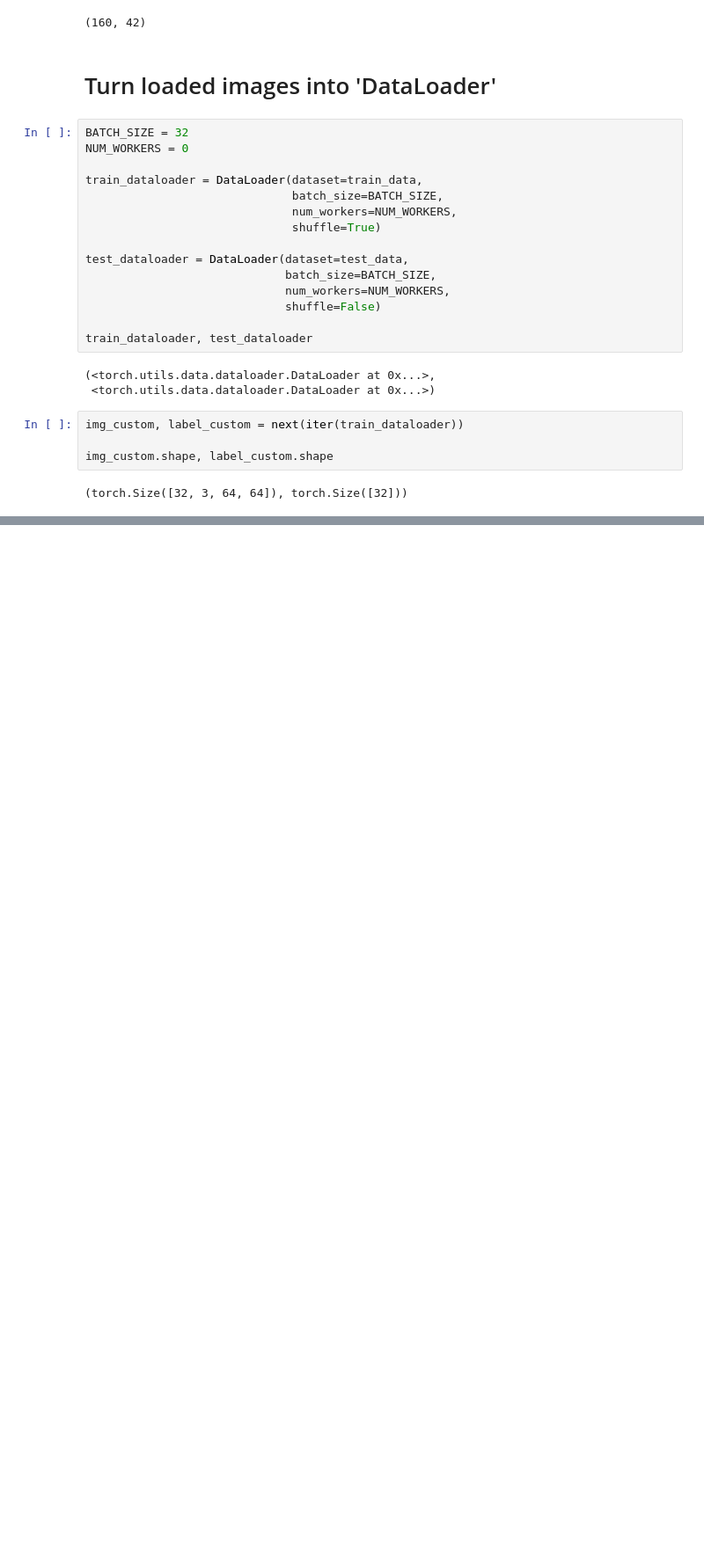
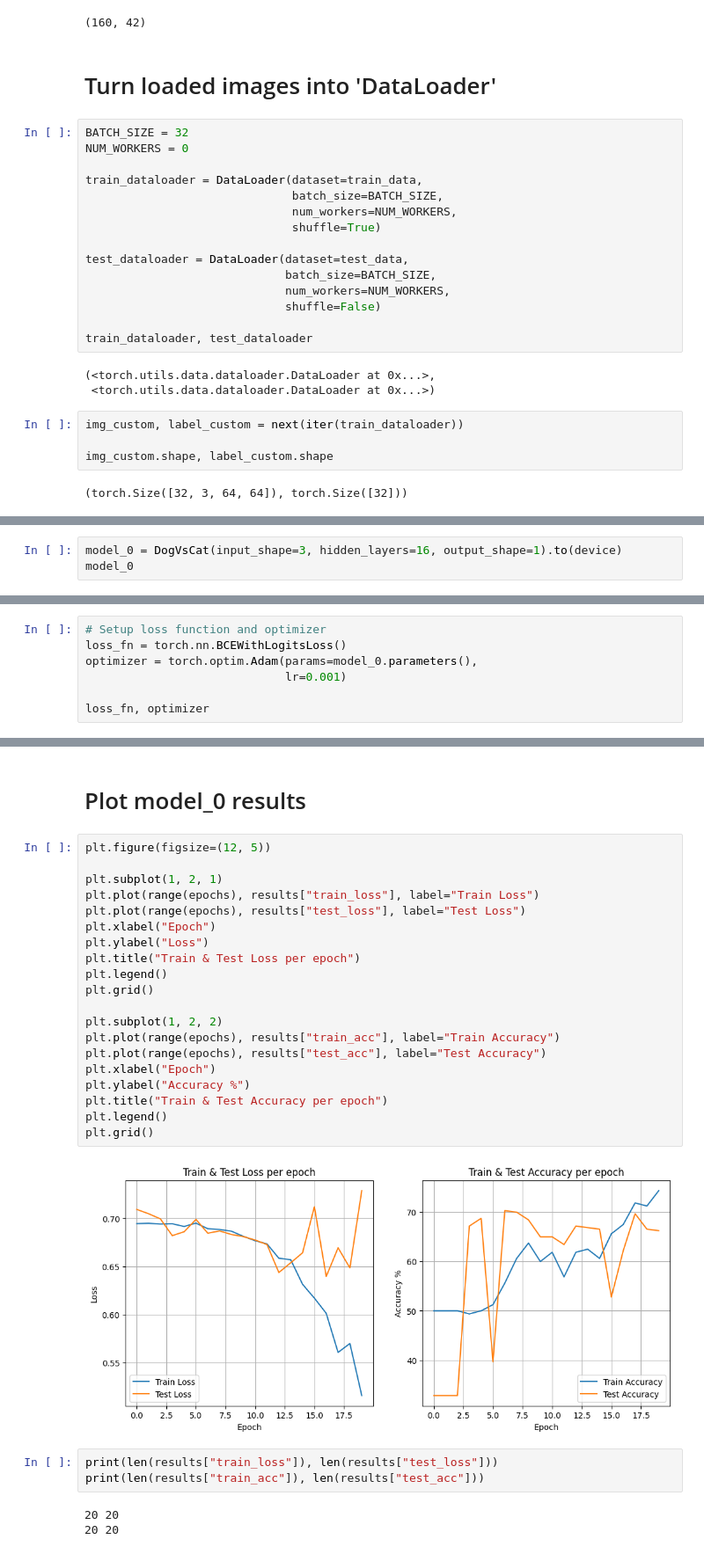
Before and after one commit to piotr15q/DogVsCat_Classification, a Jupyter notebook: DogVsCat_Classification.ipynb, the cells around one changed output, grey strips where cells are left out. Shown at 88% size. Drawn from its saved outputs; the diff is of its cells as text; blank space fills up the shorter version.

Commit message:
Create first model "model_0" an visualize results

```diff
--- a/DogVsCat_Classification.ipynb
+++ b/DogVsCat_Classification.ipynb
@@ -149,0 +204,3 @@ img_custom.shape, label_custom.shape
+# %%
+model_0 = DogVsCat(input_shape=3, hidden_layers=16, output_shape=1).to(device)
+model_0
@@ -149,0 +228,7 @@ img_custom.shape, label_custom.shape
+# %%
+# Setup loss function and optimizer
+loss_fn = torch.nn.BCEWithLogitsLoss()
+optimizer = torch.optim.Adam(params=model_0.parameters(),
+                             lr=0.001)
+
+loss_fn, optimizer
@@ -149,0 +360,30 @@ img_custom.shape, label_custom.shape
+# %% [markdown]
+# Plot model_0 results
+# %%
+plt.figure(figsize=(12, 5))
+
+plt.subplot(1, 2, 1)
+plt.plot(range(epochs), results["train_loss"], label="Train Loss")
+plt.plot(range(epochs), results["test_loss"], label="Test Loss")
+plt.xlabel("Epoch")
+plt.ylabel("Loss")
+plt.title("Train & Test Loss per epoch")
+plt.legend()
+plt.grid()
+
+plt.subplot(1, 2, 2)
+plt.plot(range(epochs), results["train_acc"], label="Train Accuracy")
+plt.plot(range(epochs), results["test_acc"], label="Test Accuracy")
+plt.xlabel("Epoch")
+plt.ylabel("Accuracy %")
+plt.title("Train & Test Accuracy per epoch")
+plt.legend()
+plt.grid()
+# %% [output]
+[figure, added]
+# %%
+print(len(results["train_loss"]), len(results["test_loss"]))
+print(len(results["train_acc"]), len(results["test_acc"]))
+# %% [output]
+20 20
+20 20
```
Also changed, not shown: parts of 9 cells of this notebook.
